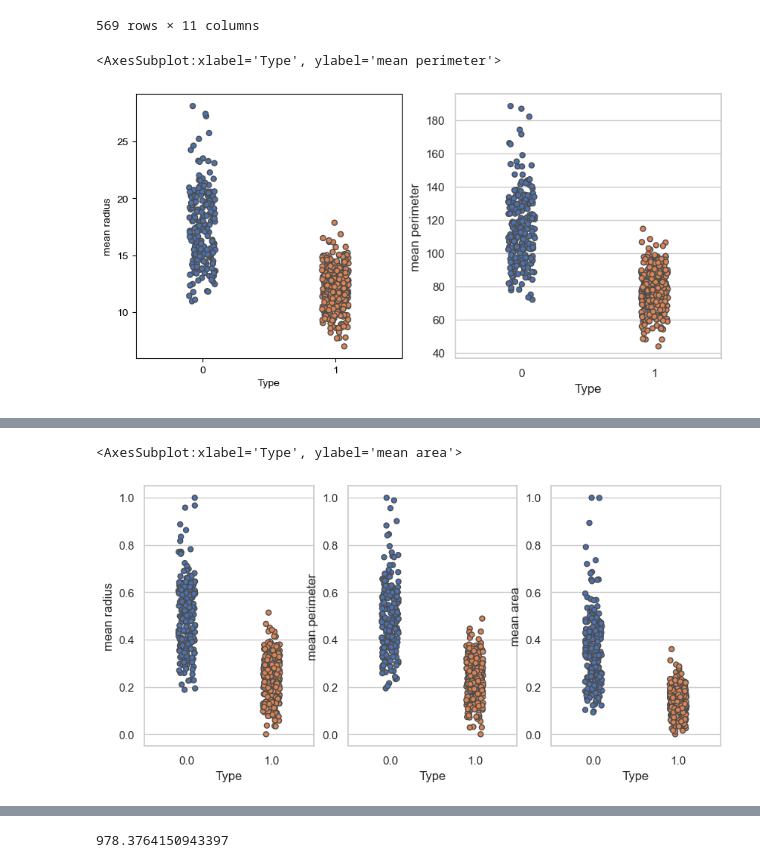
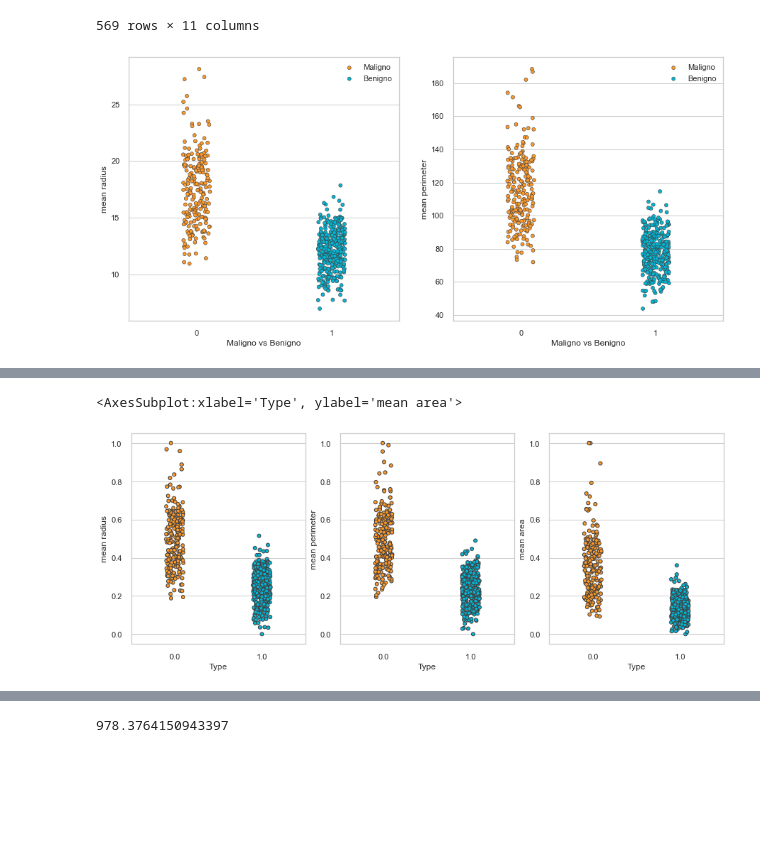
Before and after one commit to lasteperini/SCVIS, a Jupyter notebook: Aggiornamento_130521_Sara.ipynb, the cells around one changed output, grey strips where cells are left out. Cells and saved outputs as stored; diff of their text form; code cells hidden in the pictures; blank space fills up the shorter version.

```diff
--- a/Aggiornamento_130521_Sara.ipynb
+++ b/Aggiornamento_130521_Sara.ipynb
@@ -52,18 +52,27 @@ data_mean
 | 568 | 1 | 7.76 | 24.54 | 47.92 | 181.0 | 0.05263 | 0.04362 | ... |
 569 rows × 11 columns
 # %%
-plt.rc('figure', figsize=(10.0, 10.0))
+colors=['#fe9929' , '#02b6d6'] #'#fc9d03'
+sns.color_palette("pastel")
+plt.rc('figure', figsize=(15.0, 15.0))
 plt.subplot(2,2,1)
 sns.set_theme(style="whitegrid")
-sns.stripplot(x='Type', y='mean radius', data=data_mean, linewidth=1)
-
+sns.stripplot(x='Type', y='mean radius', data=data_mean, linewidth=0.6, palette=colors)
+plt.xlabel("Maligno vs Benigno")
+L=plt.legend('Type')
+L.get_texts()[0].set_text('Maligno')
+L.get_texts()[1].set_text('Benigno')
 
 plt.subplot(2,2,2)
 sns.set_theme(style="whitegrid")
-sns.stripplot(x='Type', y='mean perimeter', data=data_mean, linewidth=1)
+sns.stripplot(x='Type', y='mean perimeter', data=data_mean, linewidth=0.6, palette=colors)
+plt.xlabel("Maligno vs Benigno")
+L=plt.legend('Type')
+L.get_texts()[0].set_text('Maligno')
+L.get_texts()[1].set_text('Benigno')
+plt.show()
 # %% [output]
-<AxesSubplot:xlabel='Type', ylabel='mean perimeter'>
-[figure, old version]
+[figure, new version]
 # %%
 from sklearn import preprocessing
 import pandas as pd
@@ -89,20 +98,21 @@ scaled_df
 # %%
 #USO I DATI NORMALIZZATI
 #NON UTILE A FINE DI TRARRE CONCLUSIONI PRECISE SUI DATI MA PER FARE CONFRONTI SI
-plt.rc('figure', figsize=(10.0, 10.0))
+colors=['#fe9929' , '#02b6d6']
+plt.rc('figure', figsize=(15.0, 12.0))
 plt.subplot(2,3,1)
 sns.set_theme(style="whitegrid")
-sns.stripplot(x='Type', y='mean radius', data=scaled_df, linewidth=1)
+sns.stripplot(x='Type', y='mean radius', data=scaled_df, linewidth=1, palette=colors)
 
 
 plt.subplot(2,3,2)
 sns.set_theme(style="whitegrid")
-sns.stripplot(x='Type', y='mean perimeter', data=scaled_df, linewidth=1)
+sns.stripplot(x='Type', y='mean perimeter', data=scaled_df, linewidth=1, palette= colors)
 
 
 plt.subplot(2,3,3)
 sns.set_theme(style="whitegrid")
-sns.stripplot(x='Type', y='mean area', data=scaled_df, linewidth=1)
+sns.stripplot(x='Type', y='mean area', data=scaled_df, linewidth=1, palette= colors)
 
 
 #plt.subplot(2,2,4)
@@ -113,7 +123,7 @@ sns.stripplot(x='Type', y='mean area', data=scaled_df, linewidth=1)
 #fig.subplots_adjust(wspace=1.0, hspace=1.0)
 # %% [output]
 <AxesSubplot:xlabel='Type', ylabel='mean area'>
-[figure, old version]
+[figure, new version]
 # %%
 dataset0=dataset.loc[dataset['Type'] == 0]
 dataset0
```
Also changed, not shown: parts of 30 cells of this notebook.
